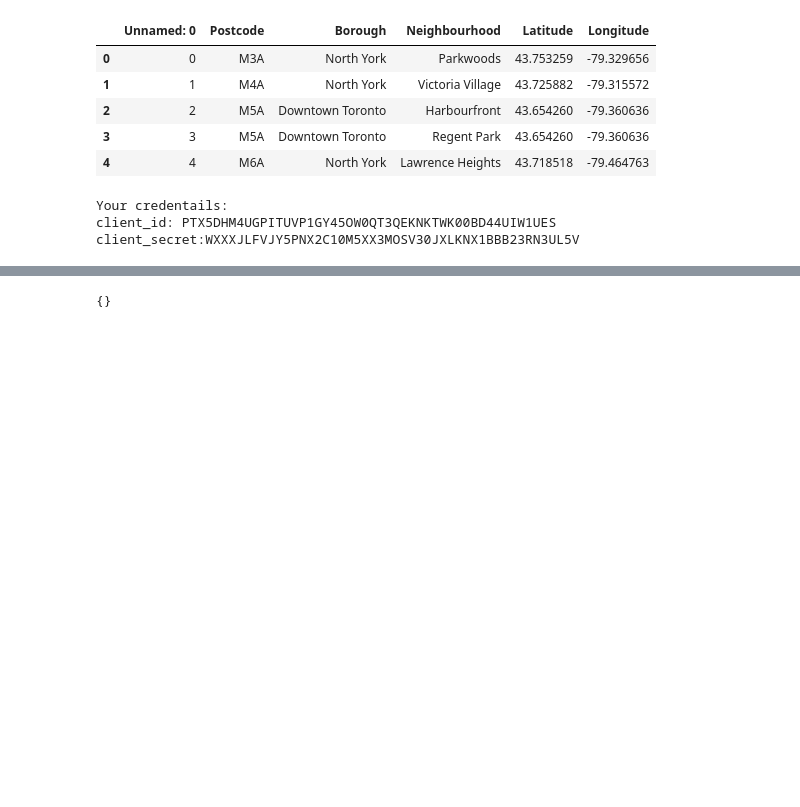
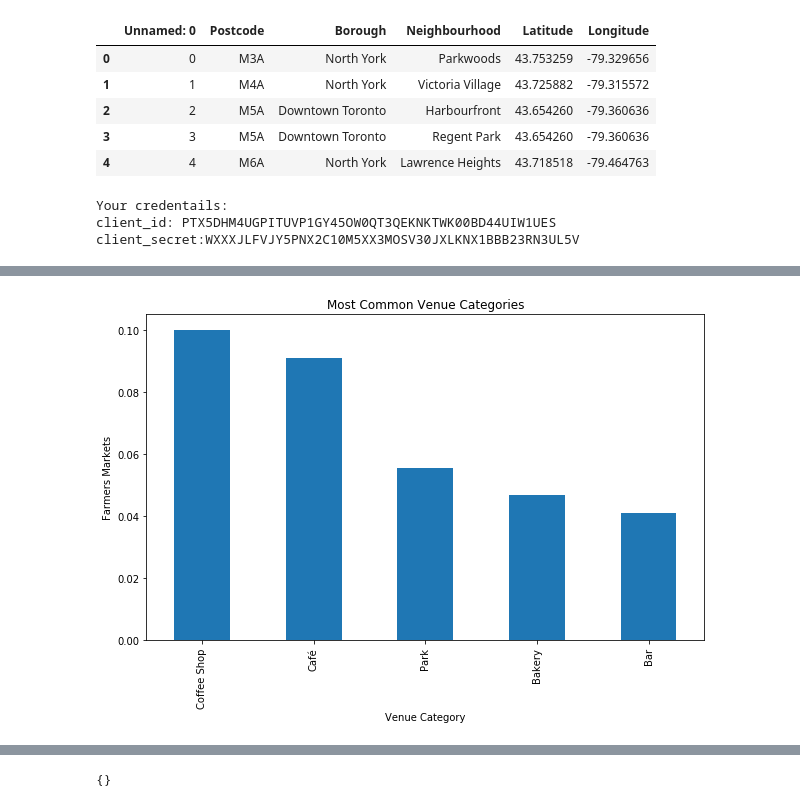
Before and after one commit to amoussa80/github-example, a Jupyter notebook: FarmersMarketProject.ipynb, the cells around one changed output, grey strips where cells are left out. Cells and saved outputs as stored; diff of their text form; code cells hidden in the pictures; blank space fills up the shorter version.

```diff
--- a/FarmersMarketProject.ipynb
+++ b/FarmersMarketProject.ipynb
@@ -214,0 +315,2 @@ KeyError: 'rating'
+# %%
+NearBy_venues = pd.read_csv('NearByVenuesDF.csv')
@@ -214,0 +338,6 @@ KeyError: 'rating'
+# %%
+NearBy_onehot = pd.get_dummies(NearBy_venues[['Venue Category']], prefix="", prefix_sep="")
+NearBy_onehot['Venue'] = NearBy_venues['Venue']
+
+fixed_columns = [NearBy_onehot.columns[-1]] + list(NearBy_onehot.columns[:-1])
+NearBy_onehot = NearBy_onehot[fixed_columns]
@@ -214,0 +353,4 @@ KeyError: 'rating'
+# %%
+# Groupby mean frequency
+NearBy_grouped = NearBy_onehot.groupby('Venue').mean().reset_index()
+NearBy_grouped.head()
@@ -214,0 +364,21 @@ KeyError: 'rating'
+# %%
+%matplotlib inline
+
+import matplotlib as mpl
+import matplotlib.pyplot as plt
+
+NearBySorted = NearBy_grouped.mean().sort_values(ascending=False)
+NBSorted = NearBySorted[1:6]
+
+#find out how many Farmer's markets in each neighbourhood
+NBSorted.plot(kind='bar', label='No of farmers markets', figsize=(10, 6))
+
+
+plt.xlabel('Venue Category') # add to x-label to the plot
+plt.ylabel('Farmers Markets') # add y-label to the plot
+#plt.legend('Near By Categories')
+plt.title('Most Common Venue Categories') # add title to the plot
+
+plt.show()
+# %% [output]
+[figure, added]
```
Also changed, not shown: parts of 38 cells of this notebook.
